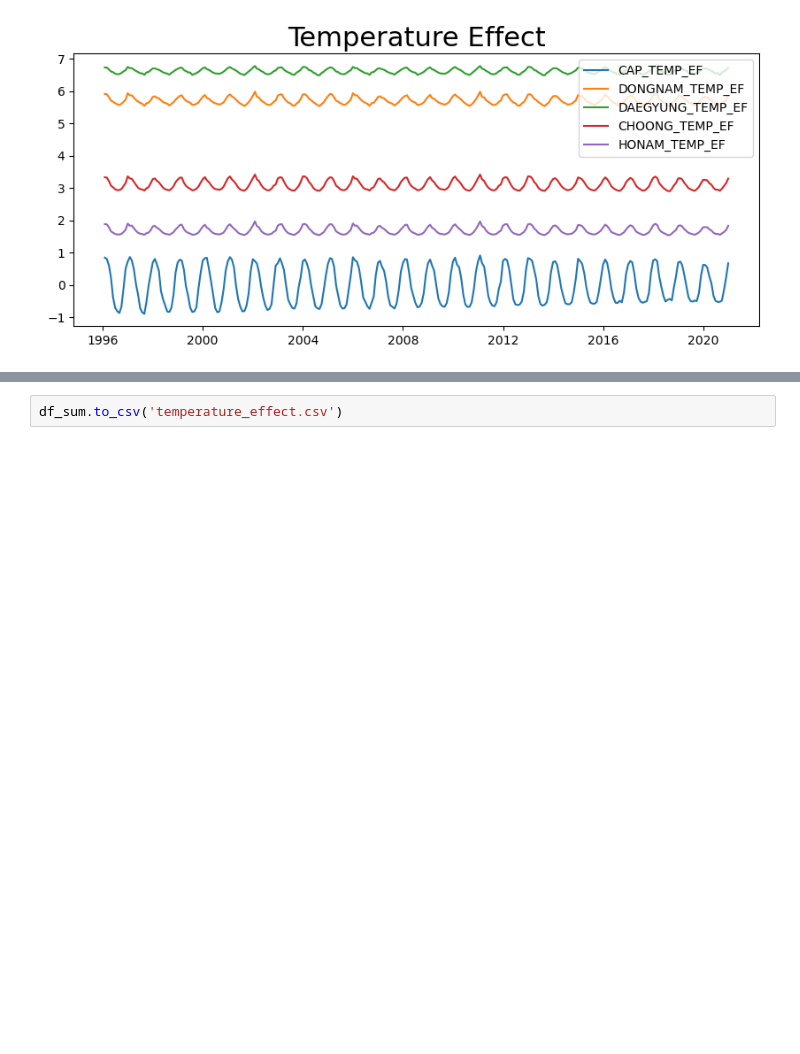
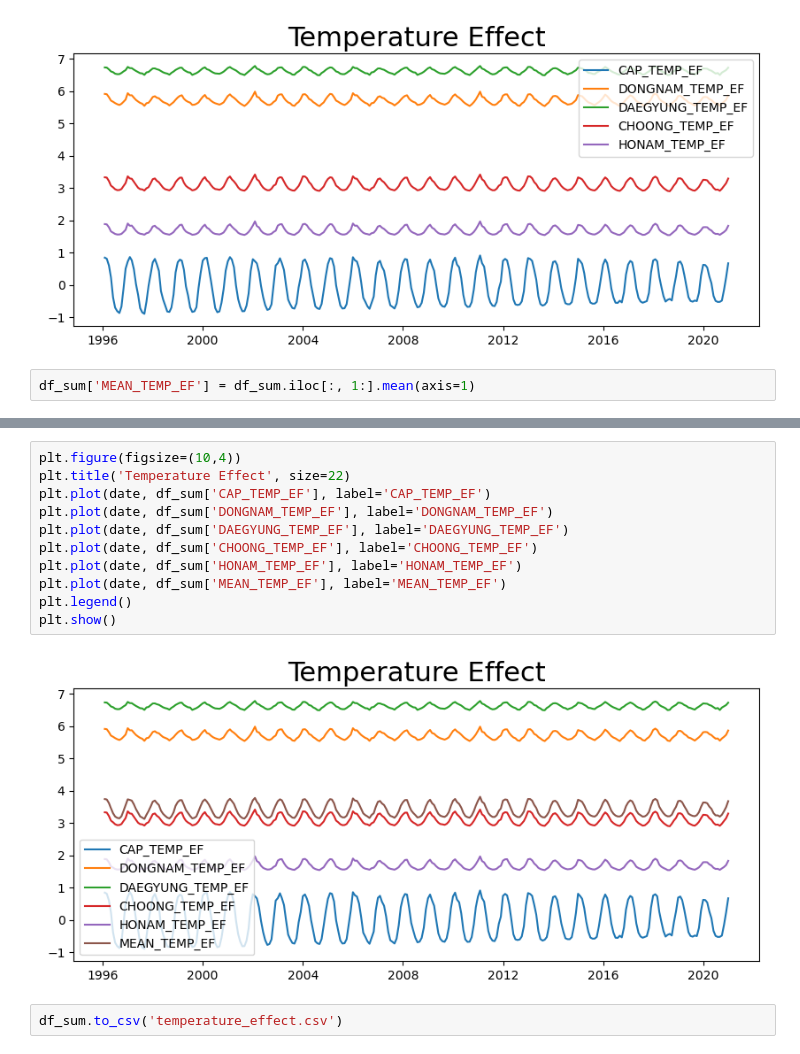
Before and after one commit to knu-tomato/bigstar-kogas, a Jupyter notebook: Preprocessing/jaewon/temp_effect_preprocessing.ipynb, the cells around one changed output, grey strips where cells are left out. Drawn from its saved outputs; the diff is of its cells as text; blank space fills up the shorter version.

```diff
--- a/Preprocessing/jaewon/temp_effect_preprocessing.ipynb
+++ b/Preprocessing/jaewon/temp_effect_preprocessing.ipynb
@@ -139,3 +139,5 @@ plt.legend()
 plt.show()
 # %% [output]
 [figure]
+# %%
+df_sum['MEAN_TEMP_EF'] = df_sum.iloc[:, 1:].mean(axis=1)
@@ -142,2 +160,15 @@ plt.show()
+# %%
+plt.figure(figsize=(10,4))
+plt.title('Temperature Effect', size=22)
+plt.plot(date, df_sum['CAP_TEMP_EF'], label='CAP_TEMP_EF')
+plt.plot(date, df_sum['DONGNAM_TEMP_EF'], label='DONGNAM_TEMP_EF')
+plt.plot(date, df_sum['DAEGYUNG_TEMP_EF'], label='DAEGYUNG_TEMP_EF')
+plt.plot(date, df_sum['CHOONG_TEMP_EF'], label='CHOONG_TEMP_EF')
+plt.plot(date, df_sum['HONAM_TEMP_EF'], label='HONAM_TEMP_EF')
+plt.plot(date, df_sum['MEAN_TEMP_EF'], label='MEAN_TEMP_EF')
+plt.legend()
+plt.show()
+# %% [output]
+[figure, added]
 # %%
 df_sum.to_csv('temperature_effect.csv')
```
Also changed, not shown: parts of 1 cell of this notebook, 1 other file.
